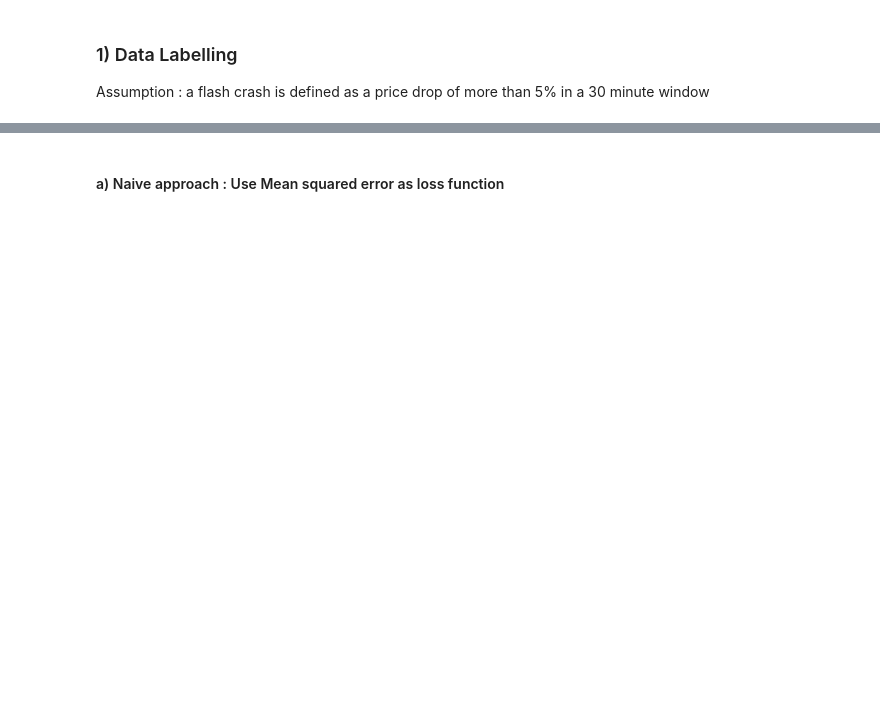
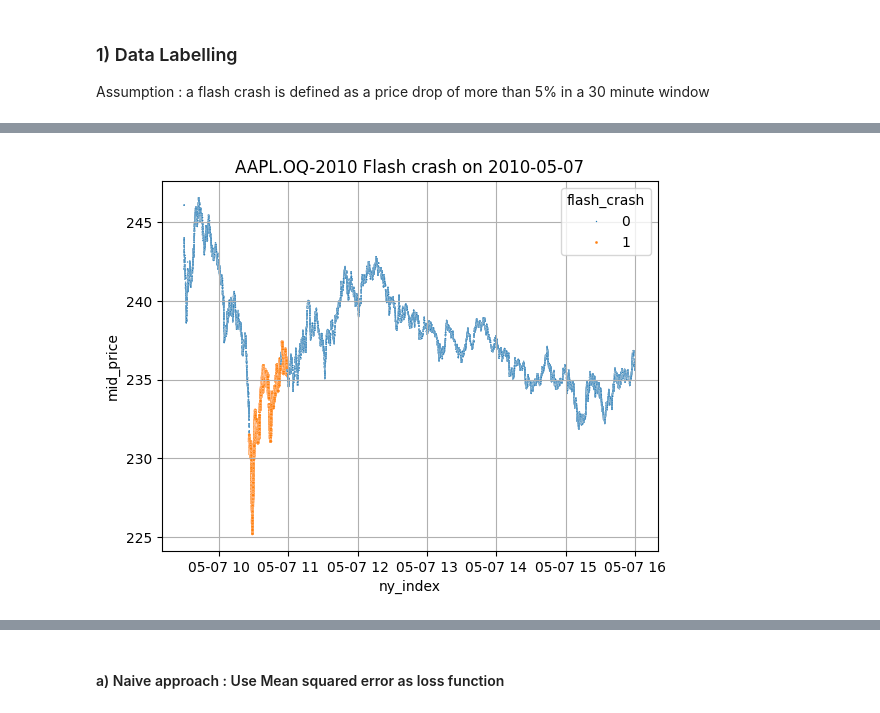
Before and after one commit to yassinech2/Flash_crash, a Jupyter notebook: 5_Crash_Detection.ipynb, the cells around one changed output, grey strips where cells are left out. Saved outputs shown, nothing was run; the diff lists cells and outputs as text; code cells hidden in the pictures; blank space fills up the shorter version.

```diff
--- a/5_Crash_Detection.ipynb
+++ b/5_Crash_Detection.ipynb
@@ -64,0 +110,8 @@ Ticker name:  AAPL.OQ-2010
+# %%
+import seaborn as sns
+df_crash1 = df[(df.index >= '2010-05-07')&(df.index <= '2010-05-08')]
+sns.scatterplot(data=df_crash1, x=df_crash1.index, y='mid_price', hue='flash_crash',size='flash_crash',sizes=(4, 1))
+plt.title(ticker_name+ " Flash crash on 2010-05-07")
+plt.grid()
+# %% [output]
+[figure, added]
```
Also changed, not shown: parts of 16 cells of this notebook.
